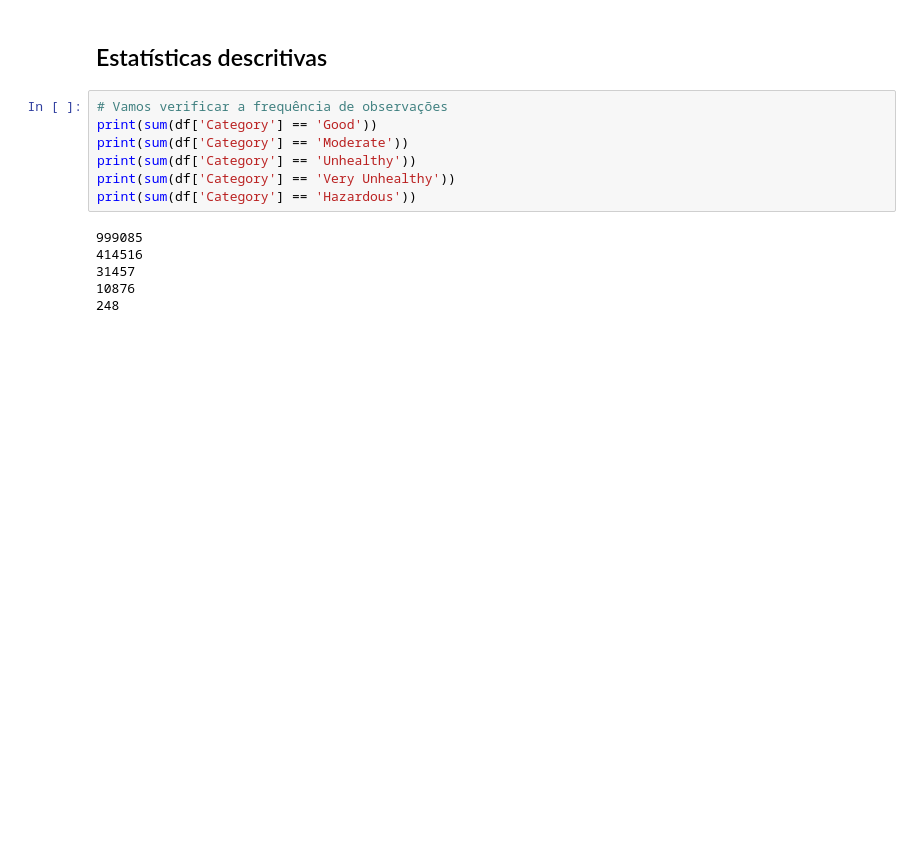
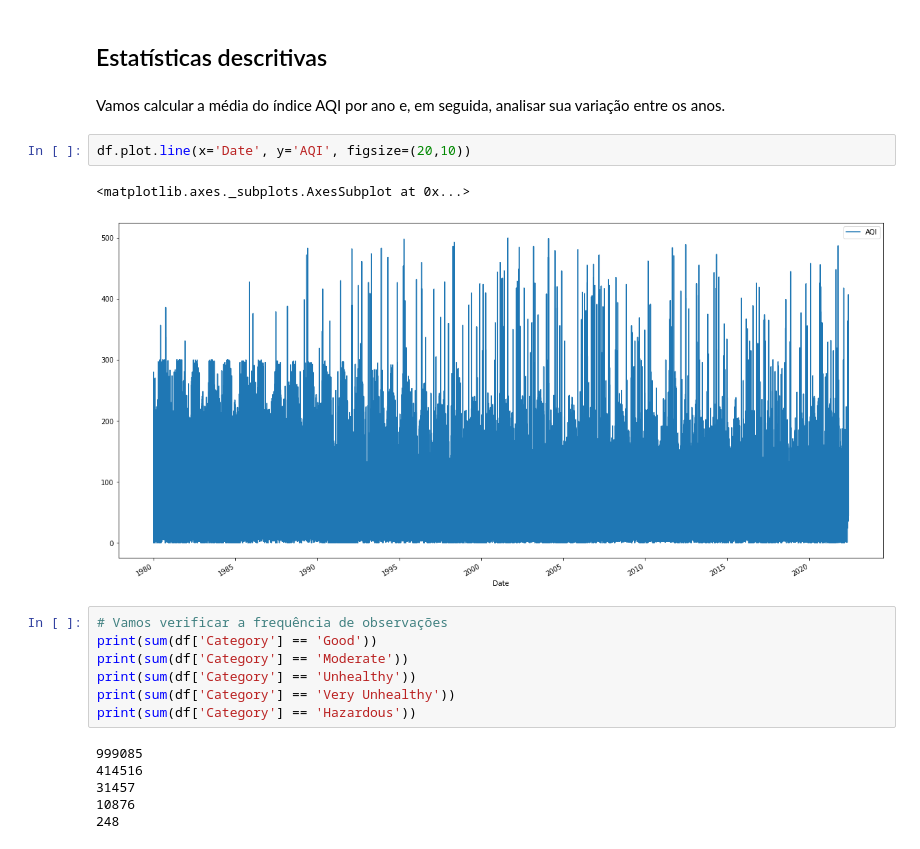
Before and after one commit to annaluizacaraciolo/Ciencia_de_Dados, a Jupyter notebook: Projeto1CienciaDados.ipynb, the cells around one changed output. Cells and saved outputs as stored; diff of their text form; blank space fills up the shorter version.

```diff
--- a/Projeto1CienciaDados.ipynb
+++ b/Projeto1CienciaDados.ipynb
@@ -208,5 +230,12 @@ df['AQI'].plot.box(figsize=(7,7))
 # %% [markdown]
 ## Estatísticas descritivas
+# %% [markdown]
+Vamos calcular a média do índice AQI por ano e, em seguida, analisar sua variação entre os anos.
+# %%
+df.plot.line(x='Date', y='AQI', figsize=(20,10))
+# %% [output]
+<matplotlib.axes._subplots.AxesSubplot at 0x...>
+[figure, added]
 # %%
 # Vamos verificar a frequência de observações
 print(sum(df['Category'] == 'Good'))
```
Also changed, not shown: parts of 26 cells of this notebook.
